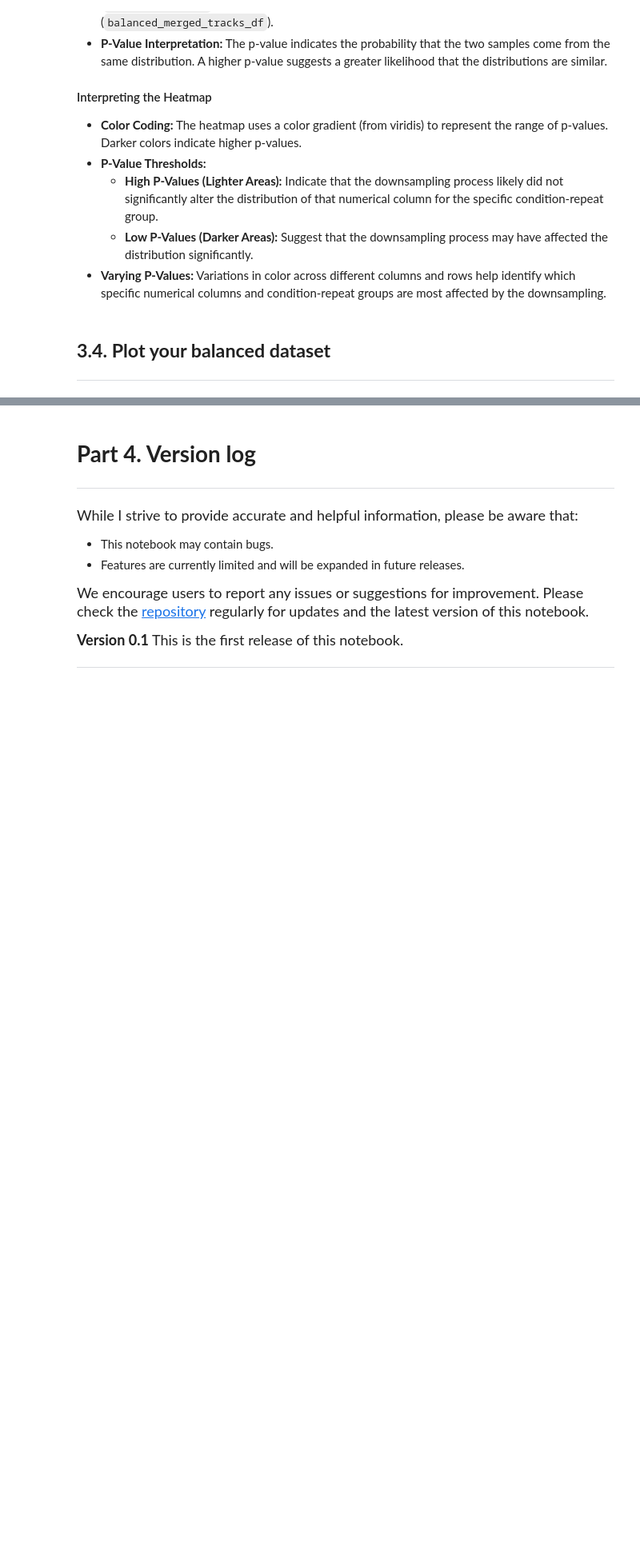
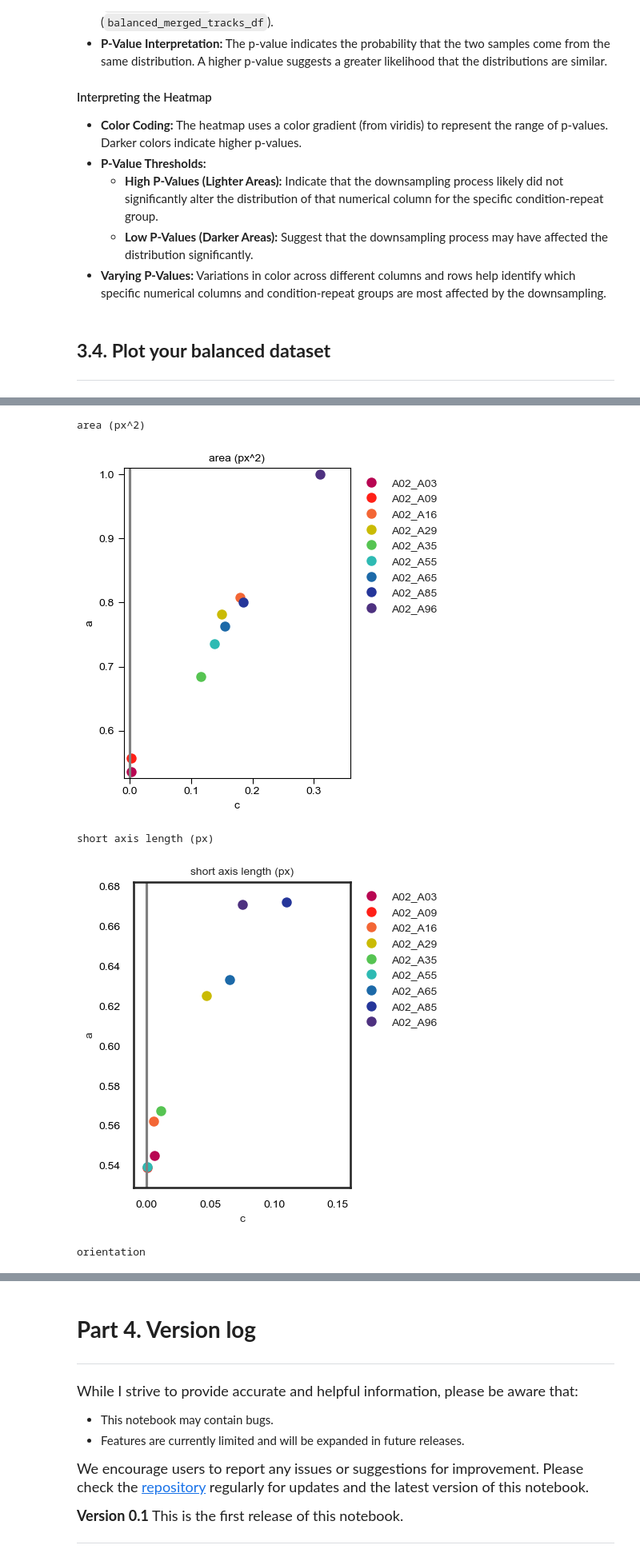
Before and after one commit to CellMigrationLab/Plot-Stats, a Jupyter notebook: Notebooks/Plot_and_Stats_for_Tidy_Format.ipynb, the cells around one changed output, grey strips where cells are left out. Shown at 80% size. Drawn from its saved outputs; the diff is of its cells as text; code cells hidden in the pictures; blank space fills up the shorter version.

```diff
--- a/Notebooks/Plot_and_Stats_for_Tidy_Format.ipynb
+++ b/Notebooks/Plot_and_Stats_for_Tidy_Format.ipynb
@@ -1138,0 +1330,10 @@ generate_display_and_save_statistics(df_to_plot, selectable_columns, Conditions,
+# %%
+# plot
+scatterplot_decrease_parameters(df, combination,variables, path = path, fs = 10, width = 5, height = 5,
+                                plot_type="exp-param")
+# %% [output]
+area (px^2)
+[figure, added]
+short axis length (px)
+[figure, added]
+orientation
```
Also changed, not shown: parts of 27 cells of this notebook.
